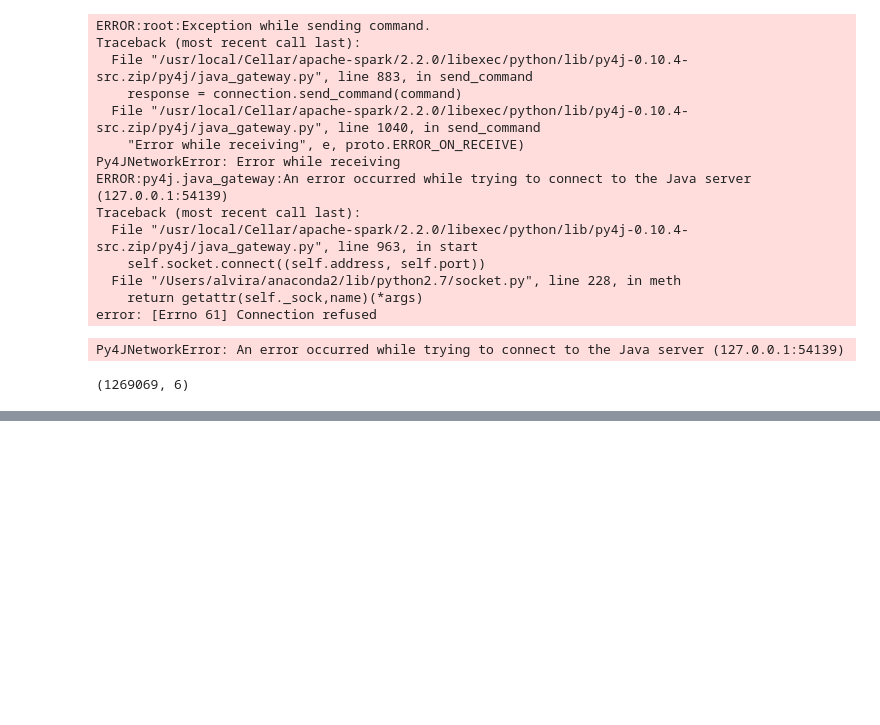
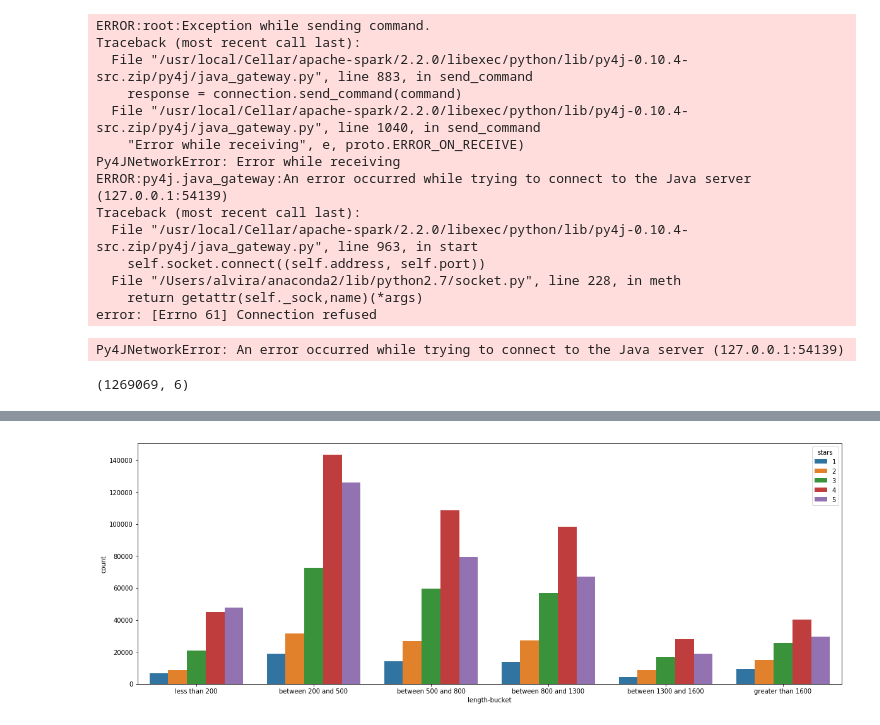
Before and after one commit to aswalin/Yelp-Review-Dataset, a Jupyter notebook: EDA.ipynb, the cells around one changed output, grey strips where cells are left out. Saved outputs shown, nothing was run; the diff lists cells and outputs as text; code cells hidden in the pictures; blank space fills up the shorter version.

```diff
--- a/EDA.ipynb
+++ b/EDA.ipynb
@@ -124,0 +126,18 @@ TypeError: <function length at 0x...> is not JSON serializable
+# %%
+def bucket(x):
+    if x<200: return "less than 200"
+    elif x>=200 and x<500: return "between 200 and 500"
+    elif x>=500 and x<800: return "between 500 and 800"
+    elif x>=800 and x<1300: return "between 800 and 1300"
+    elif x>=1300 and x<1600: return "between 1300 and 1600"
+    else : return "greater than 1600"
+filt_reviews['length-bucket'] = filt_reviews['length'].apply(lambda x: bucket(x))
+# %%
+import seaborn as sns
+plt.figure(figsize=(20,7))
+sns.countplot(x="length-bucket", order= ["less than 200","between 200 and 500","between 500 and 800",
+                                        "between 800 and 1300","between 1300 and 1600","greater than 1600"],
+              hue="stars", data=filt_reviews)
+plt.show()
+# %% [output]
+[figure, added]
```
Also changed, not shown: parts of 2 cells of this notebook.
